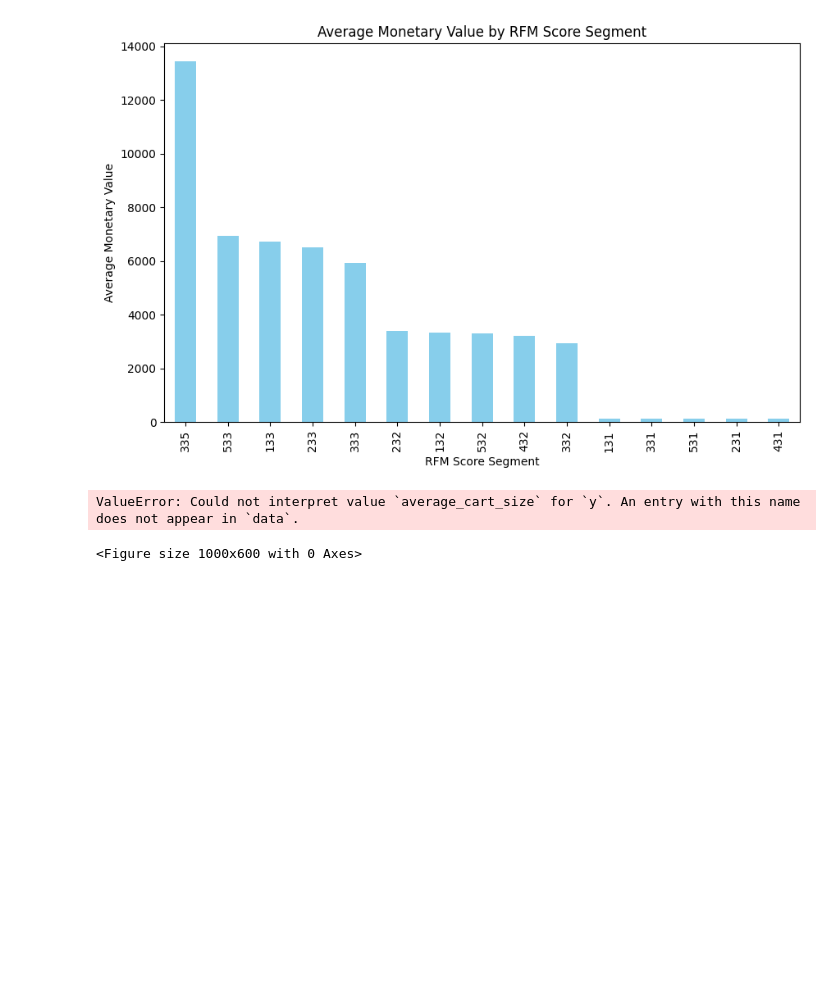
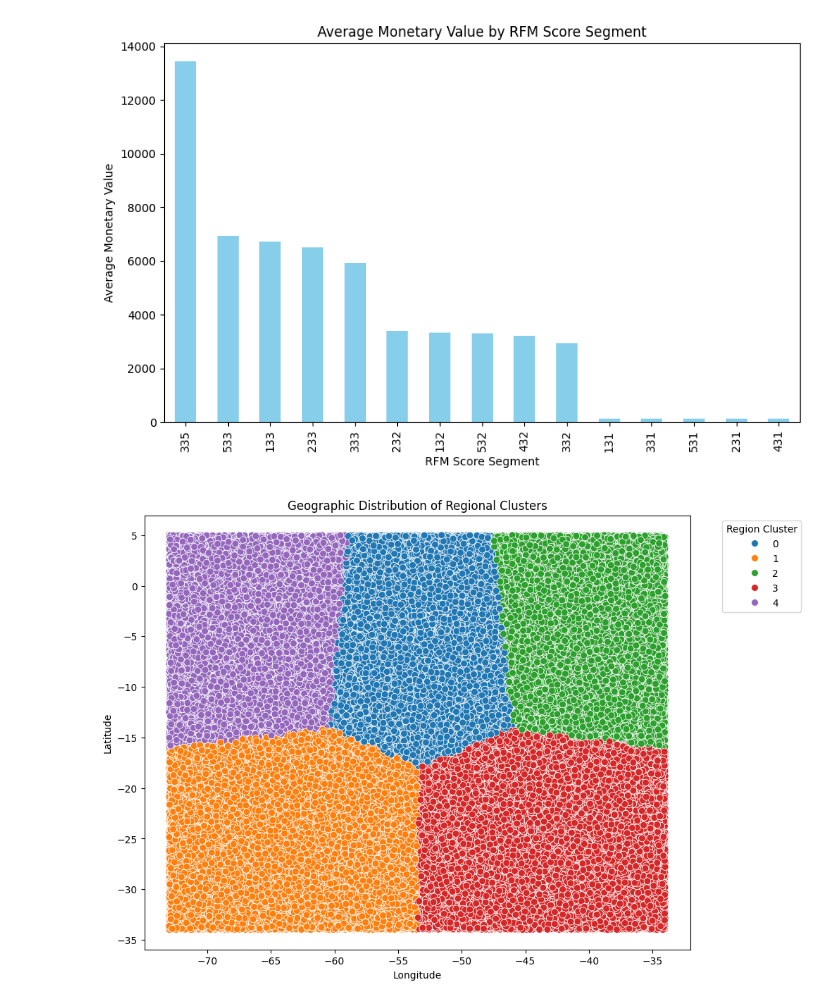
Before and after one commit to Mohit-Singh-261097/Customer-Segmentation-Analysis-Brazillian_E-commercence_Dataset-, a Jupyter notebook: notebooks/Customer_Segmentation.ipynb, the cells around one changed output. Drawn from its saved outputs; the diff is of its cells as text; code cells hidden in the pictures; blank space fills up the shorter version.

```diff
--- a/notebooks/Customer_Segmentation.ipynb
+++ b/notebooks/Customer_Segmentation.ipynb
@@ -2357,12 +2366,12 @@ plt.show()
 # %% [output]
 [figure]
 # %%
-plt.figure(figsize=(10, 6))
-sns.boxplot(data=full_orders_with_cumulative_df, x='RFM_Score', y='average_cart_size', palette="Set2")
-plt.title("Distribution of Average Cart Size by RFM Segment")
-plt.xlabel("RFM Segment")
-plt.ylabel("Average Cart Size")
+plt.figure(figsize=(10, 8))
+sns.scatterplot(data=geo_spatial_df, x='longitude', y='latitude', hue='region_cluster', palette="tab10", s=50)
+plt.title("Geographic Distribution of Regional Clusters")
+plt.xlabel("Longitude")
+plt.ylabel("Latitude")
+plt.legend(title="Region Cluster", bbox_to_anchor=(1.05, 1), loc='upper left')
 plt.show()
 # %% [output]
-ValueError: Could not interpret value `average_cart_size` for `y`. An entry with this name does not appear in `data`.
-<Figure size 1000x600 with 0 Axes>
+[figure, added]
```
Also changed, not shown: parts of 12 cells of this notebook.
